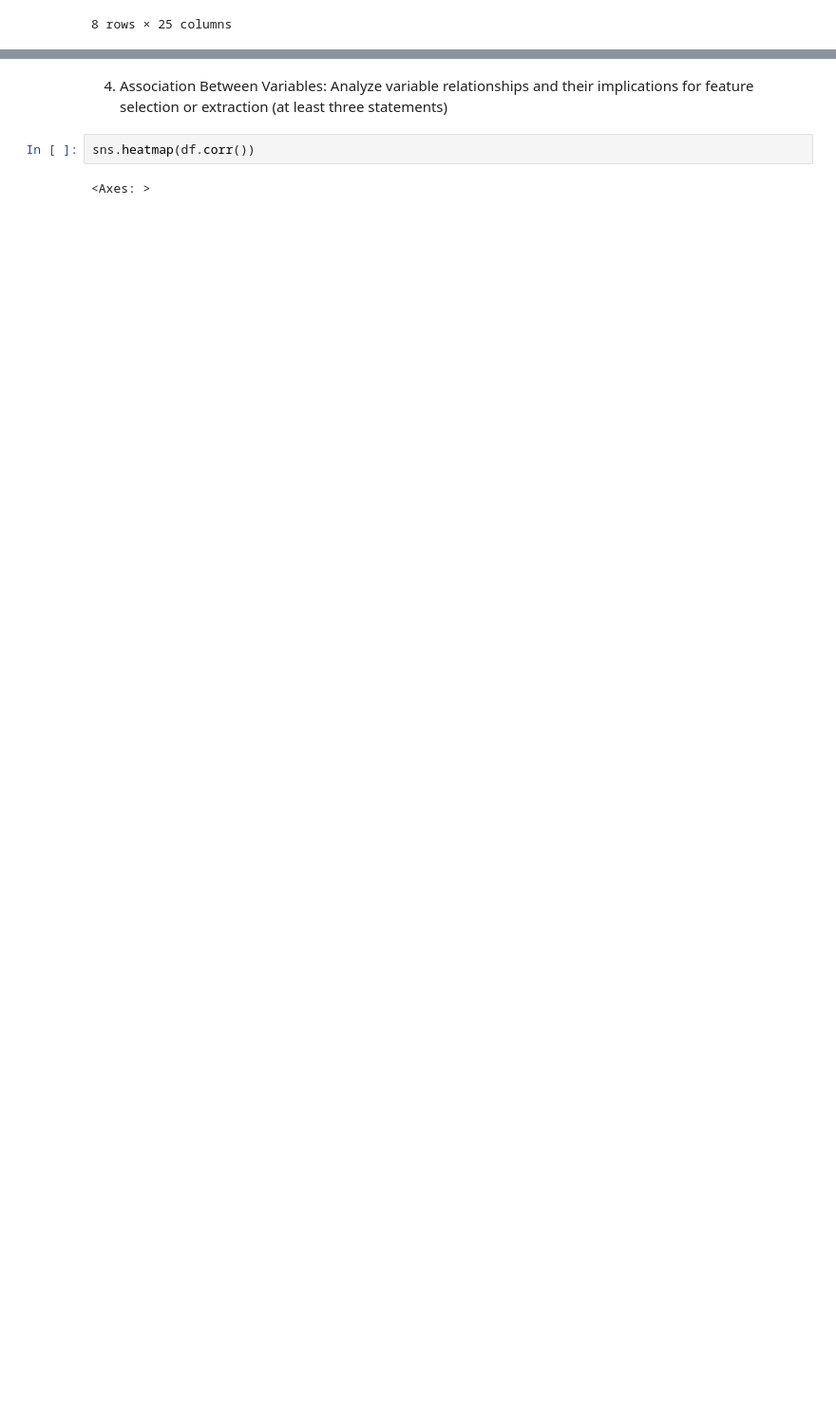
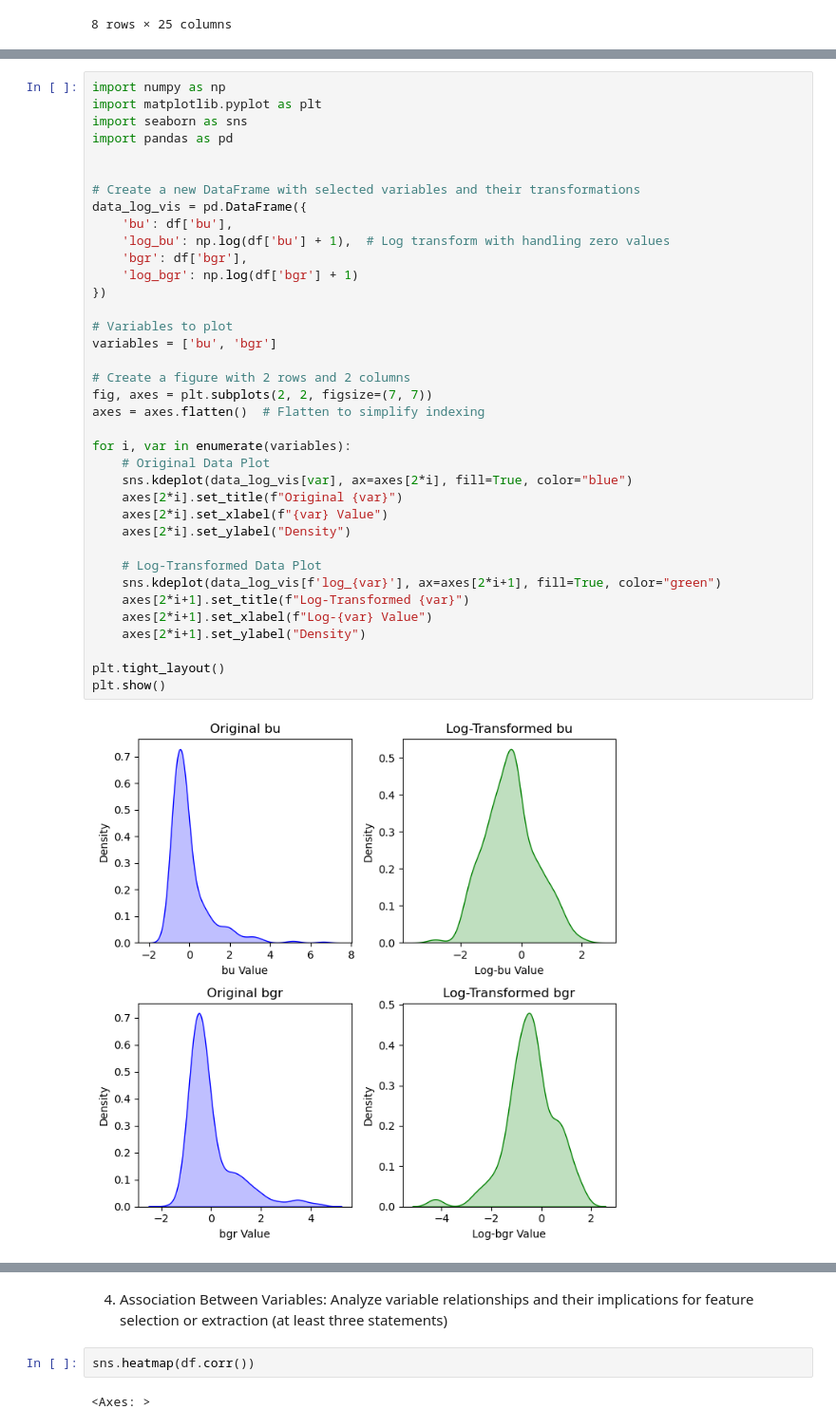
Before and after one commit to JennaOrvitz/Stats3DA3FinalProject, a Jupyter notebook: Stats3DA3.ipynb, the cells around one changed output, grey strips where cells are left out. Shown at 95% size. Drawn from its saved outputs; the diff is of its cells as text; blank space fills up the shorter version.

```diff
--- a/Stats3DA3.ipynb
+++ b/Stats3DA3.ipynb
@@ -187,0 +241,39 @@ df.describe()
+# %%
+import numpy as np
+import matplotlib.pyplot as plt
+import seaborn as sns
+import pandas as pd
+
+
+# Create a new DataFrame with selected variables and their transformations
+data_log_vis = pd.DataFrame({
+    'bu': df['bu'],
+    'log_bu': np.log(df['bu'] + 1),  # Log transform with handling zero values
+    'bgr': df['bgr'],
+    'log_bgr': np.log(df['bgr'] + 1)
+})
+
+# Variables to plot
+variables = ['bu', 'bgr']
+
+# Create a figure with 2 rows and 2 columns
+fig, axes = plt.subplots(2, 2, figsize=(7, 7))
+axes = axes.flatten()  # Flatten to simplify indexing
+
+for i, var in enumerate(variables):
+    # Original Data Plot
+    sns.kdeplot(data_log_vis[var], ax=axes[2*i], fill=True, color="blue")
+    axes[2*i].set_title(f"Original {var}")
+    axes[2*i].set_xlabel(f"{var} Value")
+    axes[2*i].set_ylabel("Density")
+
+    # Log-Transformed Data Plot
+    sns.kdeplot(data_log_vis[f'log_{var}'], ax=axes[2*i+1], fill=True, color="green")
+    axes[2*i+1].set_title(f"Log-Transformed {var}")
+    axes[2*i+1].set_xlabel(f"Log-{var} Value")
+    axes[2*i+1].set_ylabel("Density")
+
+plt.tight_layout()
+plt.show()
+# %% [output]
+[figure, added]
```
Also changed, not shown: parts of 7 cells of this notebook.
